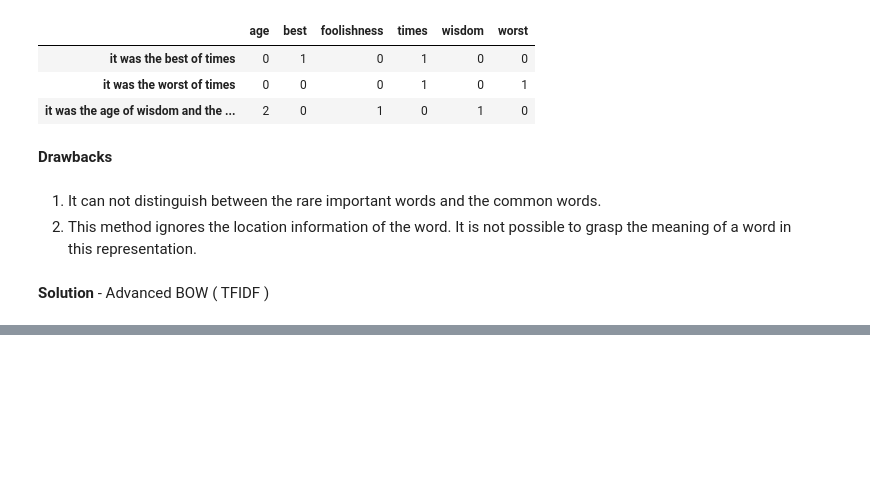
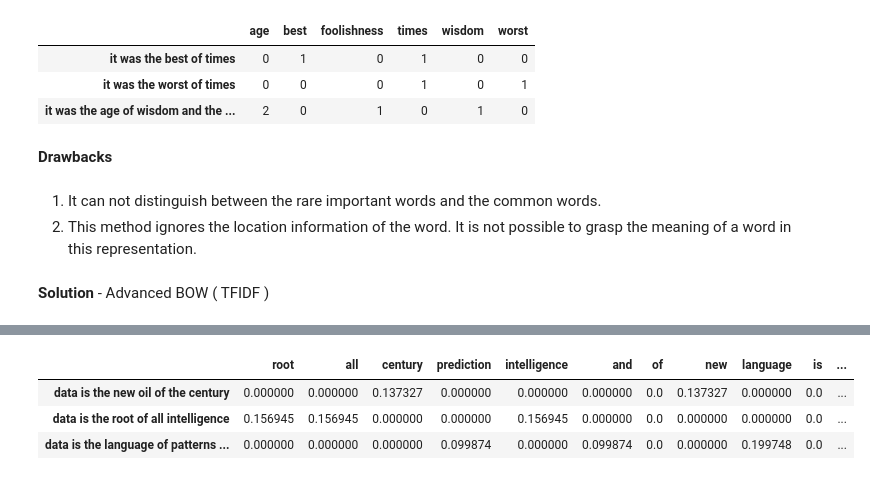
Before and after one commit to theCuriousHAT/TextRepresentationNLP, a Jupyter notebook: Text_representation/nlp2_text_repre_medium_article.ipynb, the cells around one changed output, grey strips where cells are left out. Cells and saved outputs as stored; diff of their text form; code cells hidden in the pictures; blank space fills up the shorter version.

```diff
--- a/Text_representation/nlp2_text_repre_medium_article.ipynb
+++ b/Text_representation/nlp2_text_repre_medium_article.ipynb
@@ -312,0 +343,16 @@ TF-IDF is mainly composed of two components - Term Frequency(TF) & IDF (Inverse
+# %%
+def get_inverse_document_frequency(corpus):
+    vocabulary = set([x for x in " ".join(corpus).lower().split(" ")])
+    n = len(corpus)
+
+    inverse_document_frequency = {}
+    for v in vocabulary:
+        num_docs = 0
+        for sentence in corpus:
+            if v in word_tokenize(sentence.lower()):
+                num_docs += 1
+        inverse_document_frequency[v] = np.log(n/num_docs)
+    return inverse_document_frequency
+
+inverse_document_frequency = get_inverse_document_frequency(corpus)
+inverse_document_frequency
@@ -312,0 +374,23 @@ TF-IDF is mainly composed of two components - Term Frequency(TF) & IDF (Inverse
+# %%
+def get_tf_idf(corpus):
+    tf = get_term_frequency(corpus)
+    idf = get_inverse_document_frequency(corpus)
+
+    tf_idf = []
+    for tf_dict in tf:
+        tf_idf_sentence = {}
+        for t, term_freq in tf_dict.items():
+            tf_idf_sentence[t] = term_freq * idf[t]
+        tf_idf.append(tf_idf_sentence)
+
+    return tf_idf
+
+tf_idf = get_tf_idf(corpus)
+df = pd.DataFrame(tf_idf)
+df.index = corpus
+display(df)
+# %% [output]
+|  | root | all | century | prediction | intelligence | and | of | new | language | is | ... |
+| data is the new oil of the century | 0.000000 | 0.000000 | 0.137327 | 0.000000 | 0.000000 | 0.000000 | 0.0 | 0.137327 | 0.000000 | 0.0 | ... |
+| data is the root of all intelligence | 0.156945 | 0.156945 | 0.000000 | 0.000000 | 0.156945 | 0.000000 | 0.0 | 0.000000 | 0.000000 | 0.0 | ... |
+| data is the language of patterns ... | 0.000000 | 0.000000 | 0.000000 | 0.099874 | 0.000000 | 0.099874 | 0.0 | 0.000000 | 0.199748 | 0.0 | ... |
```
Also changed, not shown: parts of 26 cells of this notebook.
